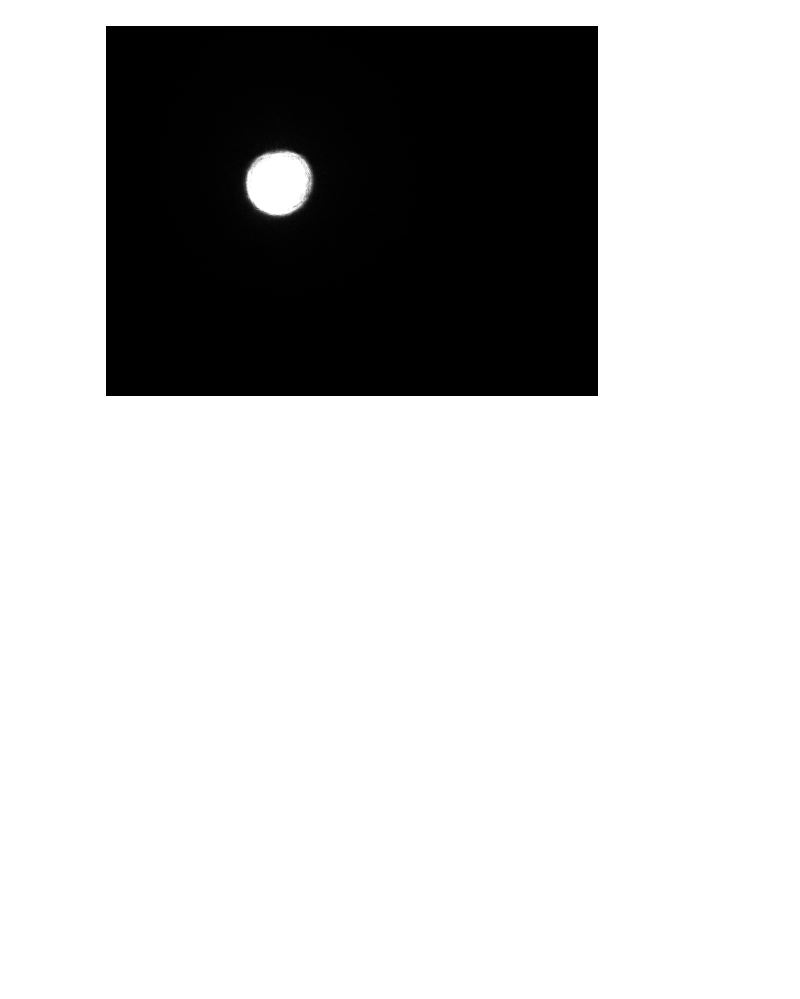
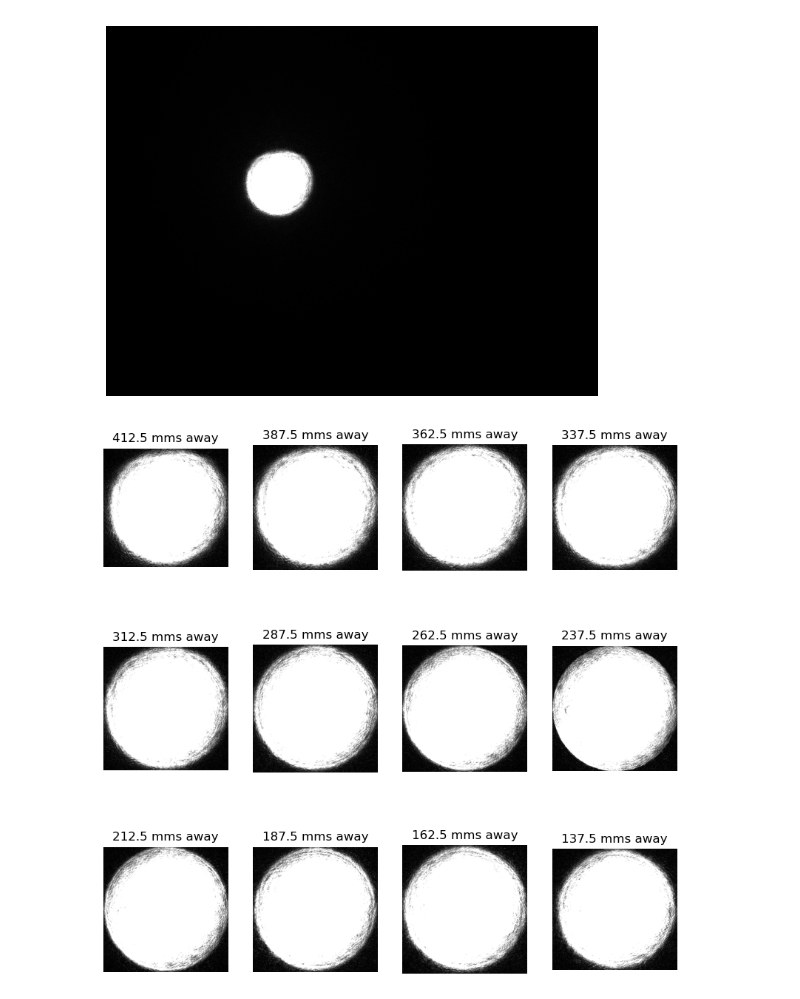
Before and after one commit to zhuyuezx/CSC494_holoprojector, a Jupyter notebook: Code/laser_analysis.ipynb, the cells around one changed output. Drawn from its saved outputs; the diff is of its cells as text; code cells hidden in the pictures; blank space fills up the shorter version.

```diff
--- a/Code/laser_analysis.ipynb
+++ b/Code/laser_analysis.ipynb
@@ -24,3 +24,14 @@ filtered_imgs = []
 for i in range(2, 14):
     img = cv.imread(f'../laser_shots/{i}h_2000us.png', cv.IMREAD_GRAYSCALE)
     filtered_imgs.append(filter_bright_range(img))
+# %%
+fig, axs = plt.subplots(3, 4, figsize=(10, 10))
+for i, ax in enumerate(axs.flat):
+    ax.axis('off')
+    ax.imshow(filtered_imgs[i], cmap='gray')
+# set x and y labels
+for ax, label in zip(axs.flat, range(2, 14)):
+    ax.set_title(f'{(18.5 - label) * 25} mms away')
+plt.show()
+# %% [output]
+[figure, added]
```
